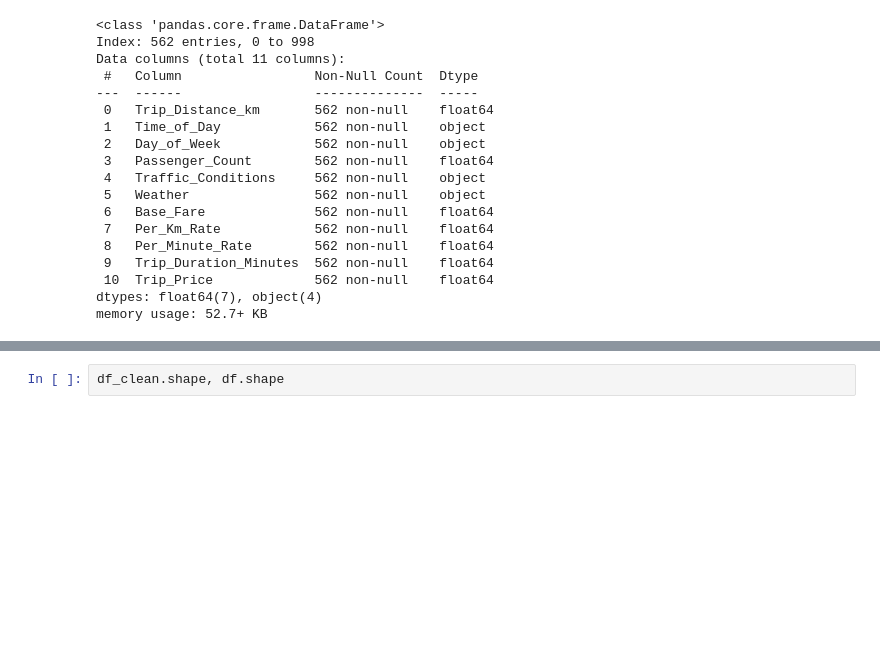
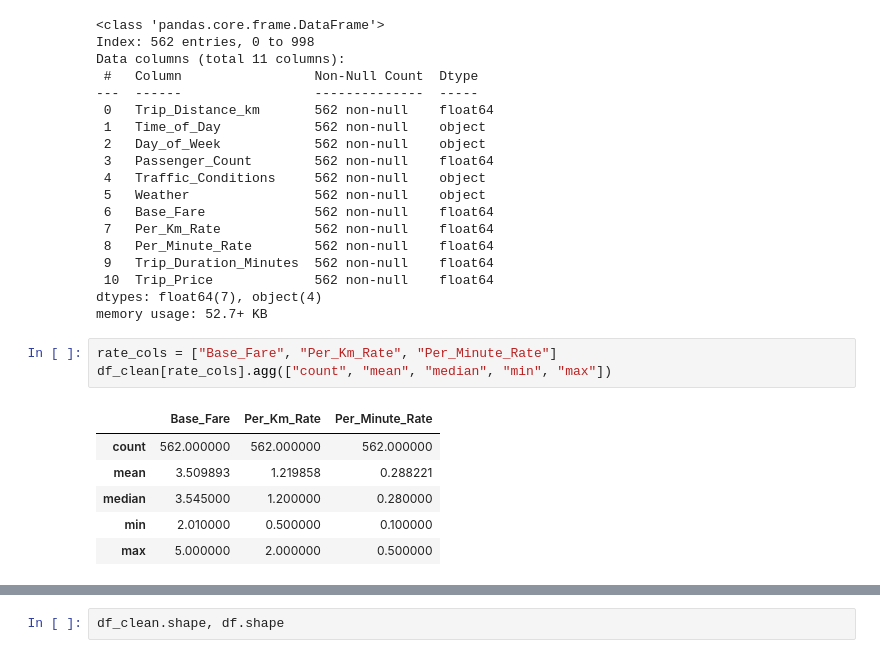
Before and after one commit to Aleex87/taxi_prediction_fullstack_alessandro, a Jupyter notebook: src/taxipred/model_development/model_dev.ipynb, the cells around one changed output, grey strips where cells are left out. Cells and saved outputs as stored; diff of their text form; blank space fills up the shorter version.

```diff
--- a/src/taxipred/model_development/model_dev.ipynb
+++ b/src/taxipred/model_development/model_dev.ipynb
@@ -54,3 +54,13 @@ Data columns (total 11 columns):
  10  Trip_Price             562 non-null    float64
 dtypes: float64(7), object(4)
 memory usage: 52.7+ KB
+# %%
+rate_cols = ["Base_Fare", "Per_Km_Rate", "Per_Minute_Rate"]
+df_clean[rate_cols].agg(["count", "mean", "median", "min", "max"])
+# %% [output]
+|  | Base_Fare | Per_Km_Rate | Per_Minute_Rate |
+| count | 562.000000 | 562.000000 | 562.000000 |
+| mean | 3.509893 | 1.219858 | 0.288221 |
+| median | 3.545000 | 1.200000 | 0.280000 |
+| min | 2.010000 | 0.500000 | 0.100000 |
+| max | 5.000000 | 2.000000 | 0.500000 |
```
Also changed, not shown: parts of 1 cell of this notebook, 7 other files.
